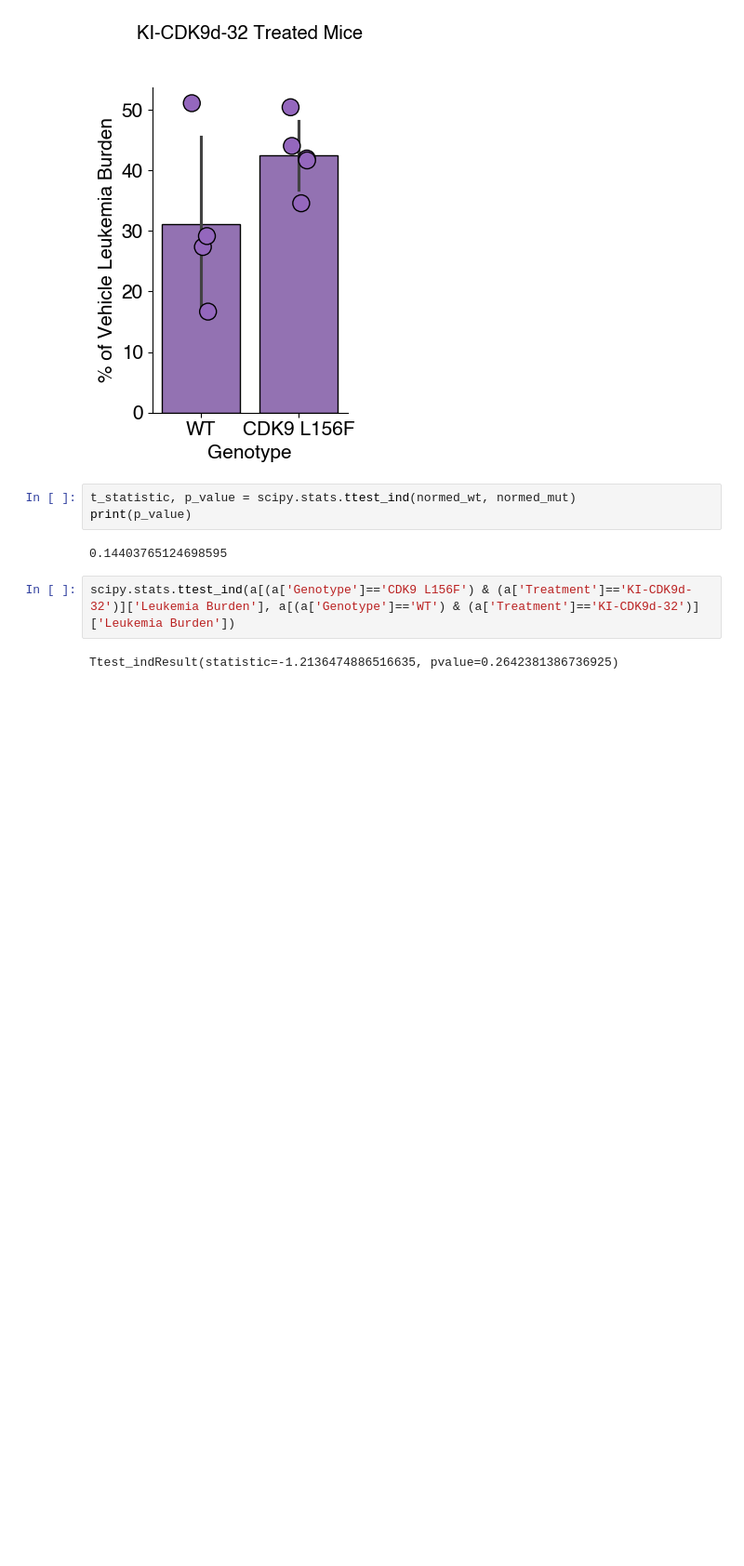
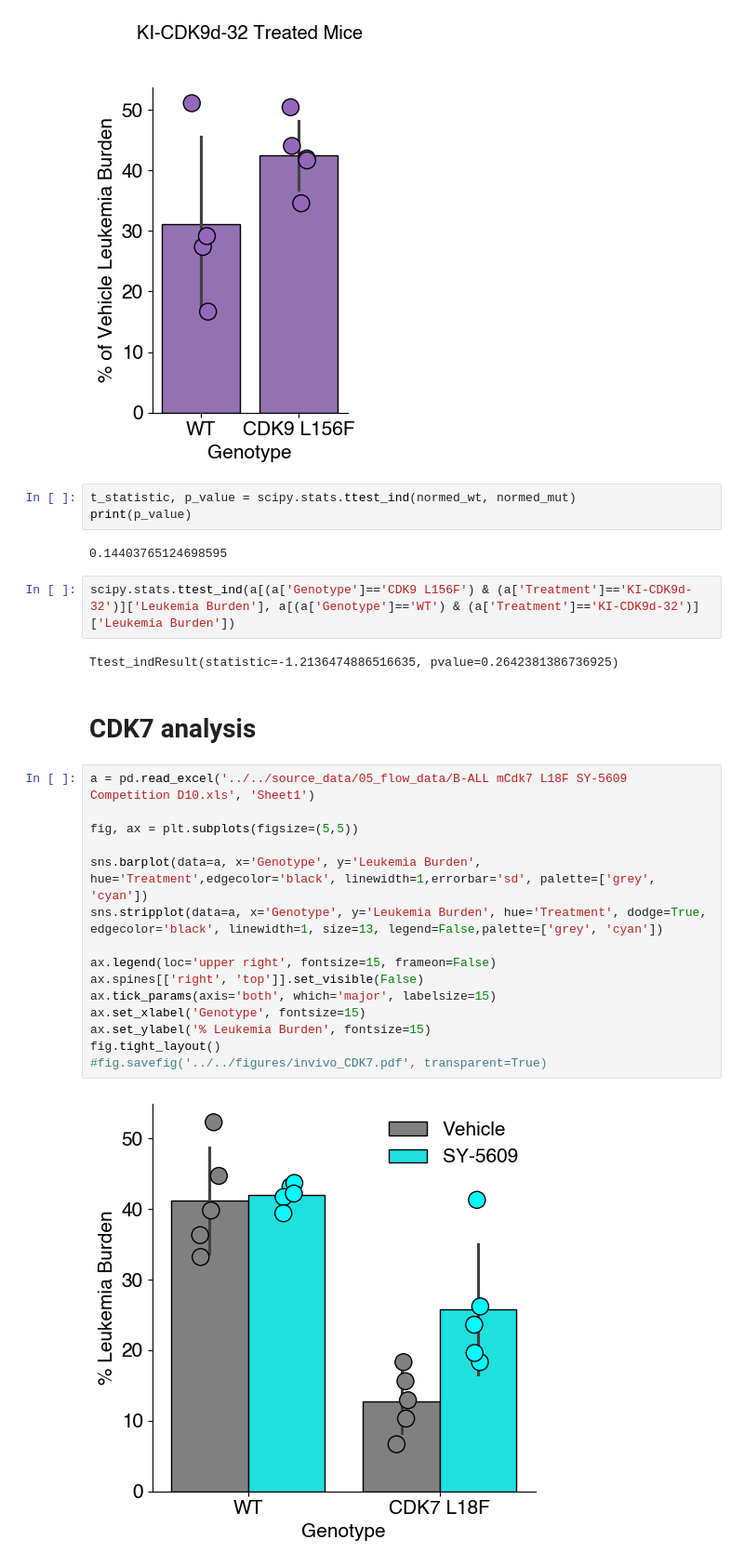
Before and after one commit to samgould2/CDK-BE-mutagenesis, a Jupyter notebook: notebooks/11_in_vivo_analysis/invivo.ipynb, the cells around one changed output. Shown: that part at 93% size. Drawn from its saved outputs; the diff is of its cells as text; blank space fills up the shorter version.

```diff
--- a/notebooks/11_in_vivo_analysis/invivo.ipynb
+++ b/notebooks/11_in_vivo_analysis/invivo.ipynb
@@ -73,3 +73,22 @@ print(p_value)
 scipy.stats.ttest_ind(a[(a['Genotype']=='CDK9 L156F') & (a['Treatment']=='KI-CDK9d-32')]['Leukemia Burden'], a[(a['Genotype']=='WT') & (a['Treatment']=='KI-CDK9d-32')]['Leukemia Burden'])
 # %% [output]
 Ttest_indResult(statistic=-1.2136474886516635, pvalue=0.2642381386736925)
+# %% [markdown]
+# CDK7 analysis
+# %%
+a = pd.read_excel('../../source_data/05_flow_data/B-ALL mCdk7 L18F SY-5609 Competition D10.xls', 'Sheet1')
+
+fig, ax = plt.subplots(figsize=(5,5))
+
+sns.barplot(data=a, x='Genotype', y='Leukemia Burden', hue='Treatment',edgecolor='black', linewidth=1,errorbar='sd', palette=['grey', 'cyan'])
+sns.stripplot(data=a, x='Genotype', y='Leukemia Burden', hue='Treatment', dodge=True, edgecolor='black', linewidth=1, size=13, legend=False,palette=['grey', 'cyan'])
+
+ax.legend(loc='upper right', fontsize=15, frameon=False)
+ax.spines[['right', 'top']].set_visible(False)
+ax.tick_params(axis='both', which='major', labelsize=15)
+ax.set_xlabel('Genotype', fontsize=15)
+ax.set_ylabel('% Leukemia Burden', fontsize=15)
+fig.tight_layout()
+#fig.savefig('../../figures/invivo_CDK7.pdf', transparent=True)
+# %% [output]
+[figure, added]
```
Also changed, not shown: parts of 4 cells of this notebook, 36 other files.
